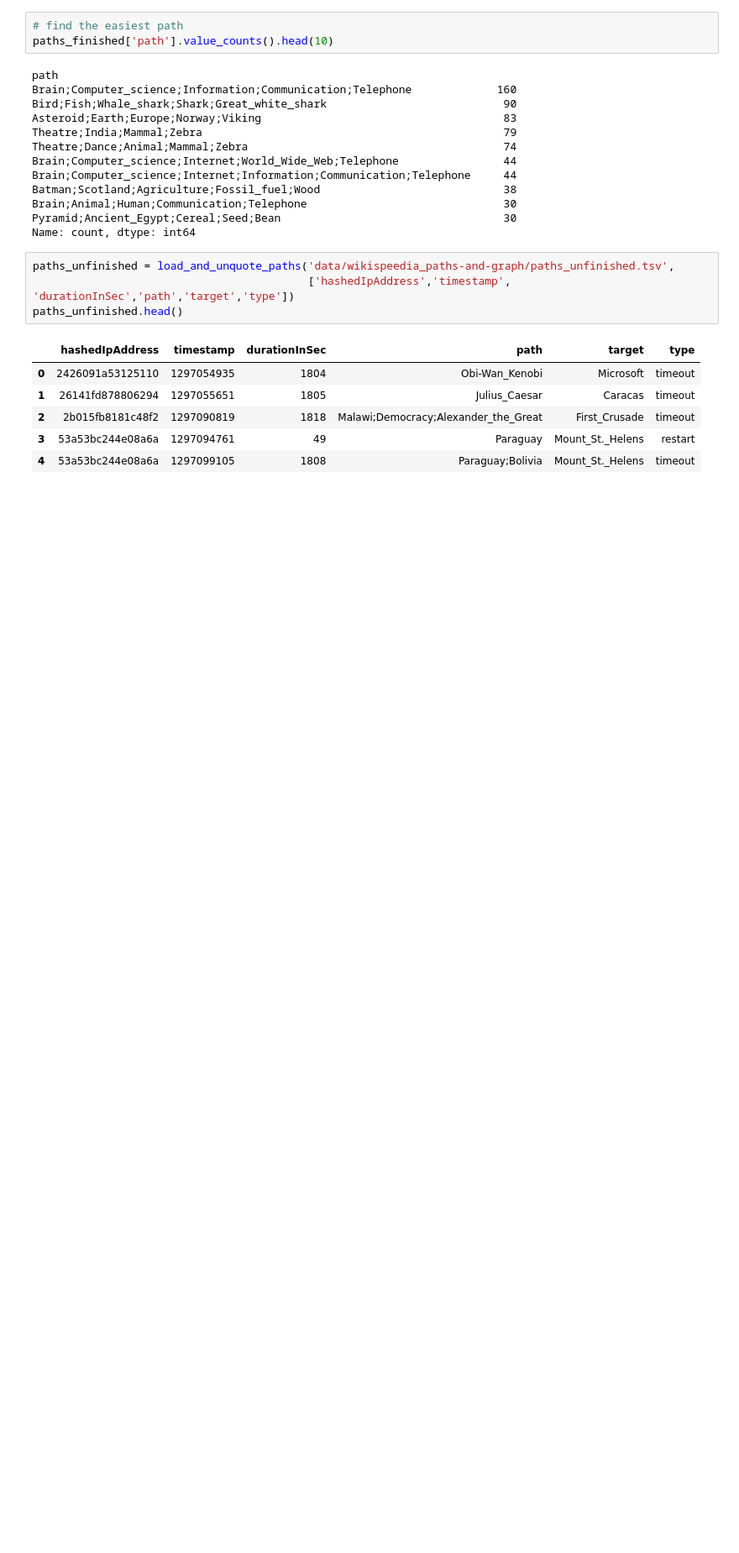
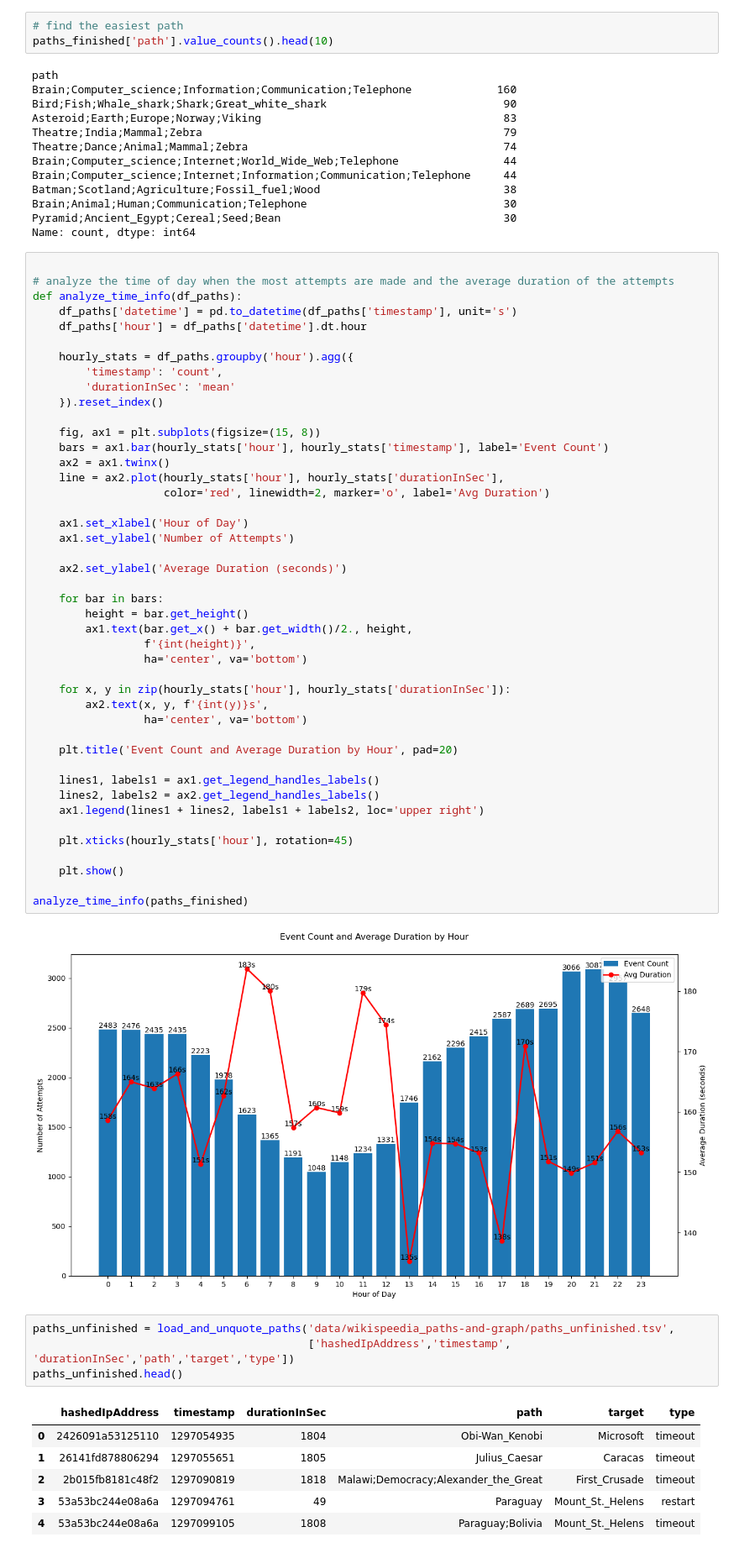
Before and after one commit to epfl-ada/ada-2024-project-genshinstart, a Jupyter notebook: results.ipynb, the cells around one changed output. Shown at 84% size. Saved outputs shown, nothing was run; the diff lists cells and outputs as text; blank space fills up the shorter version.

Commit message:
analysed duration and time info

```diff
--- a/results.ipynb
+++ b/results.ipynb
@@ -223,6 +339,52 @@ Batman;Scotland;Agriculture;Fossil_fuel;Wood                            38
 Brain;Animal;Human;Communication;Telephone                              30
 Pyramid;Ancient_Egypt;Cereal;Seed;Bean                                  30
 Name: count, dtype: int64
+# %%
+
+# analyze the time of day when the most attempts are made and the average duration of the attempts
+def analyze_time_info(df_paths):
+    df_paths['datetime'] = pd.to_datetime(df_paths['timestamp'], unit='s')
+    df_paths['hour'] = df_paths['datetime'].dt.hour
+
+    hourly_stats = df_paths.groupby('hour').agg({
+        'timestamp': 'count',
+        'durationInSec': 'mean'
+    }).reset_index()
+
+    fig, ax1 = plt.subplots(figsize=(15, 8))
+    bars = ax1.bar(hourly_stats['hour'], hourly_stats['timestamp'], label='Event Count')
+    ax2 = ax1.twinx()
+    line = ax2.plot(hourly_stats['hour'], hourly_stats['durationInSec'],
+                    color='red', linewidth=2, marker='o', label='Avg Duration')
+
+    ax1.set_xlabel('Hour of Day')
+    ax1.set_ylabel('Number of Attempts')
+
+    ax2.set_ylabel('Average Duration (seconds)')
+
+    for bar in bars:
+        height = bar.get_height()
+        ax1.text(bar.get_x() + bar.get_width()/2., height,
+                 f'{int(height)}',
+                 ha='center', va='bottom')
+
+    for x, y in zip(hourly_stats['hour'], hourly_stats['durationInSec']):
+        ax2.text(x, y, f'{int(y)}s',
+                 ha='center', va='bottom')
+
+    plt.title('Event Count and Average Duration by Hour', pad=20)
+
+    lines1, labels1 = ax1.get_legend_handles_labels()
+    lines2, labels2 = ax2.get_legend_handles_labels()
+    ax1.legend(lines1 + lines2, labels1 + labels2, loc='upper right')
+
+    plt.xticks(hourly_stats['hour'], rotation=45)
+
+    plt.show()
+
+analyze_time_info(paths_finished)
+# %% [output]
+[figure, added]
 # %%
 paths_unfinished = load_and_unquote_paths('data/wikispeedia_paths-and-graph/paths_unfinished.tsv',
                                           ['hashedIpAddress','timestamp', 'durationInSec','path','target','type'])
```
Also changed, not shown: parts of 7 cells of this notebook, 1 other file.
